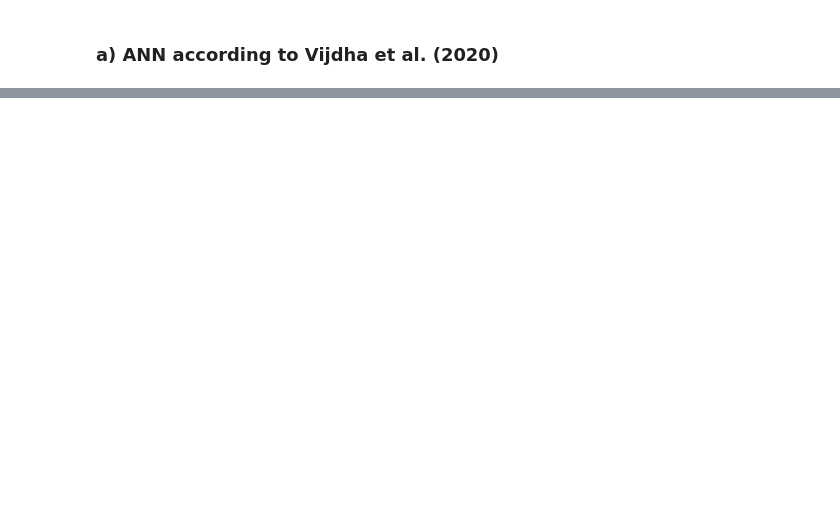
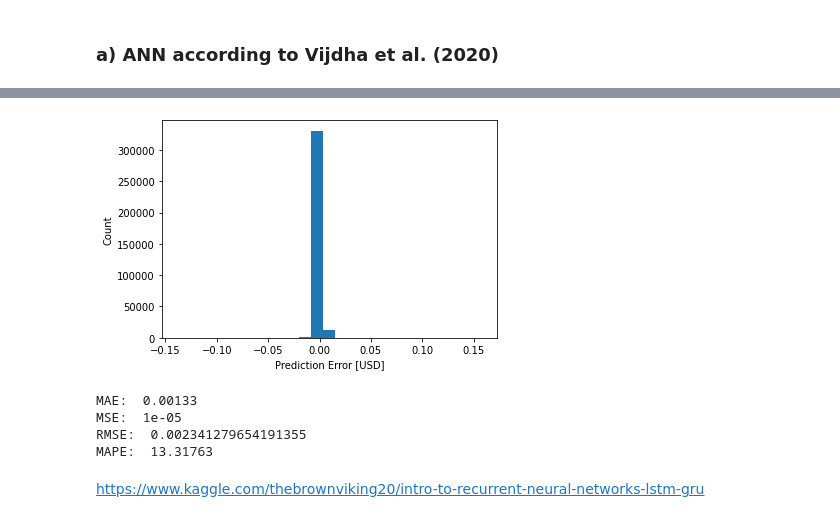
Before and after one commit to Sylvariane/Kaggle_cryptocurrencies_forecasting, a Jupyter notebook: P08_02_notebookmodelisation.ipynb, the cells around one changed output, grey strips where cells are left out. Cells and saved outputs as stored; diff of their text form; code cells hidden in the pictures; blank space fills up the shorter version.

```diff
--- a/P08_02_notebookmodelisation.ipynb
+++ b/P08_02_notebookmodelisation.ipynb
@@ -218,0 +394,16 @@ regression_metrics(test_predictions, test_labels)
+# %%
+error = y_pred - y_test
+plt.hist(error, bins=25)
+plt.xlabel('Prediction Error [USD]')
+_ = plt.ylabel('Count')
+# %% [output]
+[figure, added]
+# %%
+regression_metrics(y_pred, y_test)
+# %% [output]
+MAE:  0.00133
+MSE:  1e-05
+RMSE:  0.002341279654191355
+MAPE:  13.31763
+# %% [markdown]
+https://www.kaggle.com/thebrownviking20/intro-to-recurrent-neural-networks-lstm-gru
```
Also changed, not shown: parts of 46 cells of this notebook.
